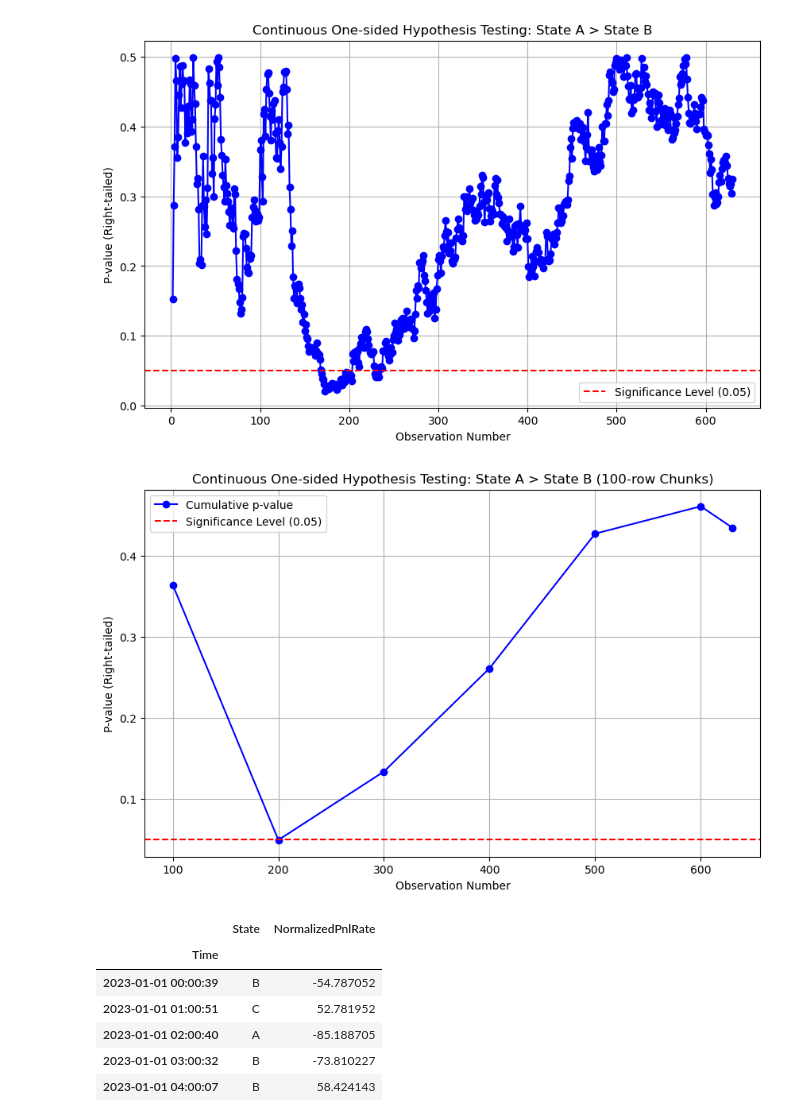
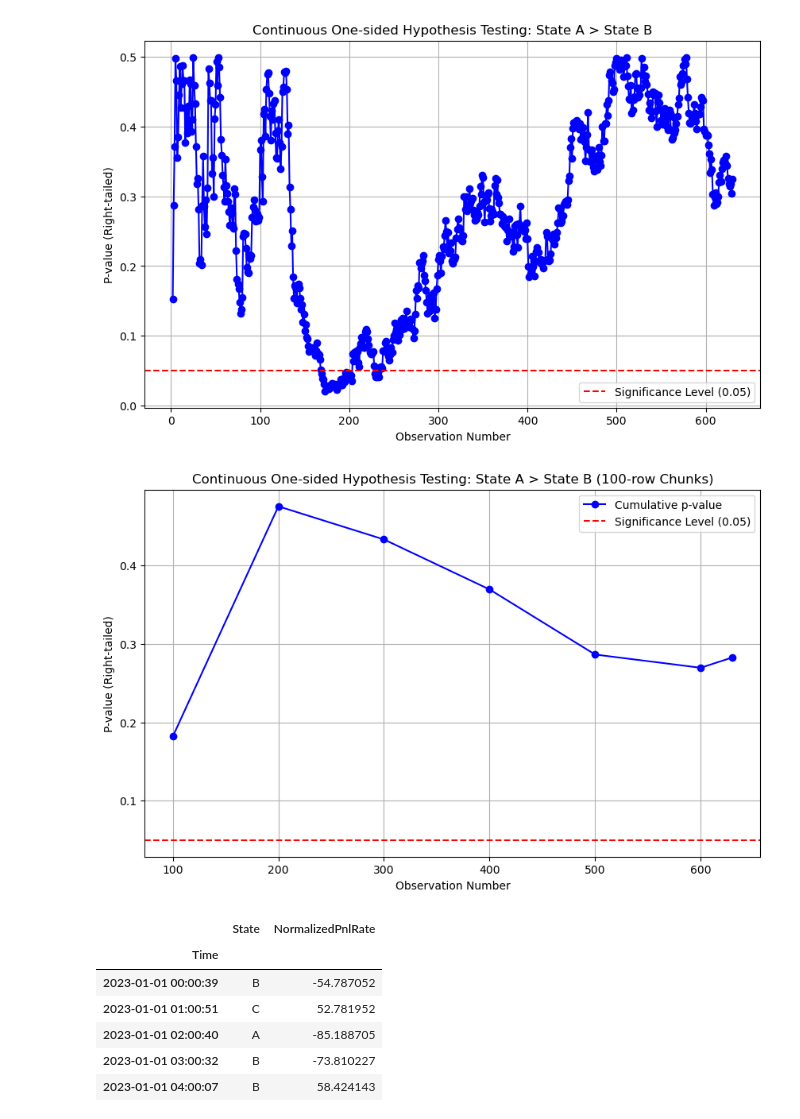
Before and after one commit to dyang1999/notebooks, a Jupyter notebook: time_series_analysis.ipynb, the cells around one changed output. Drawn from its saved outputs; the diff is of its cells as text; code cells hidden in the pictures.

```diff
--- a/time_series_analysis.ipynb
+++ b/time_series_analysis.ipynb
@@ -706,35 +706,35 @@ df_state_B = df[df['State'] == 'B'].copy()
 p_values = []
 observation_counts = []
 
 # Loop through data in chunks of 100 rows
 chunk_size = 100
 for i in range(0, len(df_state_A), chunk_size):
     # Ensure the last chunk is included even if its size is less than 100
     end_index = min(i + chunk_size, len(df_state_A))
 
     # Subset data up to the current chunk for both states
     data_state_A = df_state_A.iloc[:end_index, :]['NormalizedPnlRate'].values
     data_state_B = df_state_B.iloc[:end_index, :]['NormalizedPnlRate'].values
 
     # Perform one-sided t-test (right-tailed)
-    t_stat, p_value = ttest_ind(data_state_A, data_state_B, equal_var=False)
+    t_stat, p_value = ttest_ind(data_state_A, data_state_B, equal_var=False, alternative='greater')
 
     # Store p-value for right-tailed test (p_value / 2 < alpha and t_stat > 0)
     p_values.append(p_value / 2)  # Dividing p-value by 2 for one-sided test
     observation_counts.append(end_index)  # Increment observation count by chunk size
 
 # Plotting cumulative p-values with constant significance level
 plt.figure(figsize=(10, 6))
 plt.plot(observation_counts, p_values, marker='o', linestyle='-', color='b', label='Cumulative p-value')
 plt.axhline(y=0.05, color='r', linestyle='--', label='Significance Level (0.05)')
 plt.xlabel('Observation Number')
 plt.ylabel('P-value (Right-tailed)')
 plt.title('Continuous One-sided Hypothesis Testing: State A > State B (100-row Chunks)')
 plt.legend()
 plt.grid(True)
 plt.show()
 # %% [output]
-[figure, old version]
+[figure, new version]
 # %%
 df
 # %% [output]
```
Also changed, not shown: parts of 1 cell of this notebook.
